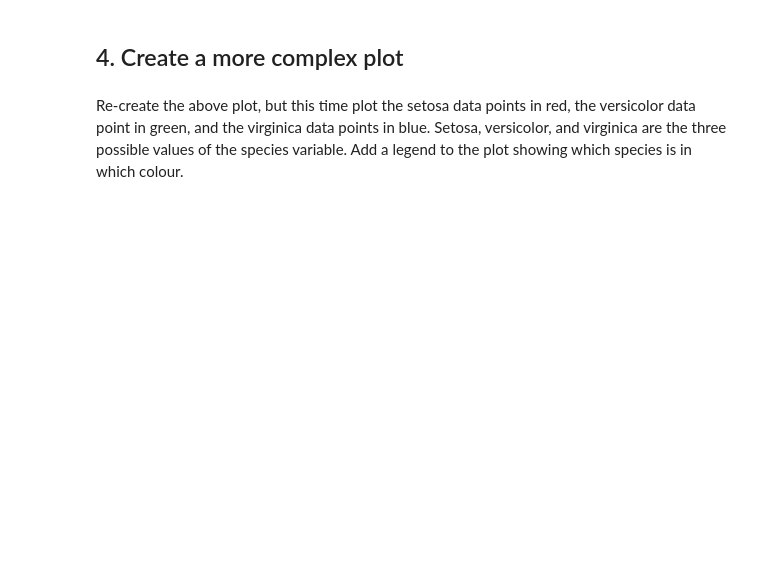
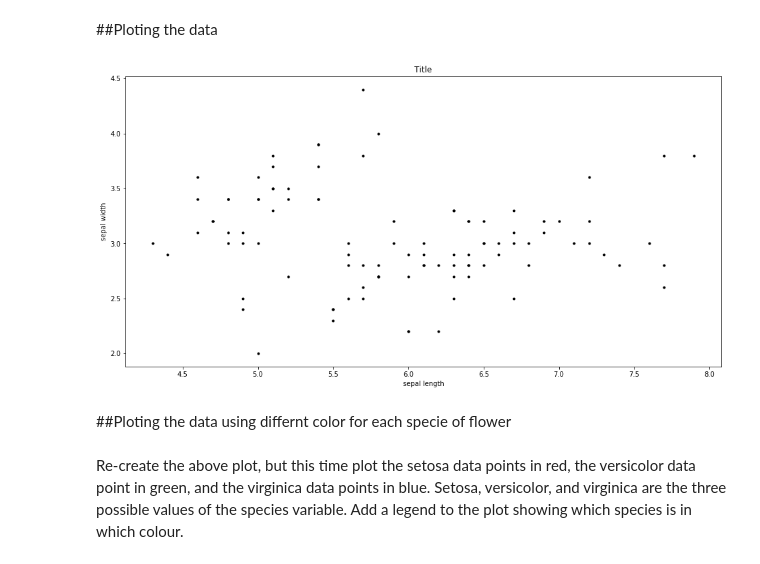
Before and after one commit to PedroHOMota/JupyterNotebook, a Jupyter notebook: Main.ipynb, the cells around one changed output. Saved outputs shown, nothing was run; the diff lists cells and outputs as text; code cells hidden in the pictures; blank space fills up the shorter version.

```diff
--- a/Main.ipynb
+++ b/Main.ipynb
@@ -10,29 +20,36 @@ Re
+# %% [markdown]
+##Ploting the data
 # %%
 pl.rcParams['figure.figsize'] = (16.0, 8.0)
 
-x=[]#sepal length
-y=[]#sepal width
+sepalLength=[]
+sepalWidth =[]
 petalLength=[]
 petalWidth=[]
 species=[]
 
-
 with open("IRIS.csv","r") as dat:
     csvF = csv.reader(dat)
-    for line in dat:
+    for line in csvF:
         a=line[0].split(';')
-        x.append(float(a[1]))
-        y.append(float(a[2]))
+        sepalLength.append(float(a[0]))
+        sepalWidth.append(float(a[1]))
+        petalLength.append(float(a[2]))
+        petalWidth.append(float(a[3]))
+        species.append(a[4])
 
 
 
-pl.plot(x,y,'k.')
+pl.plot(sepalLength,sepalWidth,'k.')
 pl.xlabel("sepal length")
 pl.ylabel("sepal width")
-pl.legend(loc='best')
+pl.title("Title")
+pl.legend()
 pl.show()
+# %% [output]
+[figure, added]
-# %% [markdown]
-## 4. Create a more complex plot
+# %% [markdown]
+##Ploting the data using differnt color for each specie of flower
 # %% [markdown]
 Re-create the above plot, but this time plot the setosa data points in red, the versicolor data point in green, and the virginica data points in blue. Setosa, versicolor, and virginica are the three possible values of the species variable. Add a legend to the plot showing which species is in which colour.
 # %%
```
Also changed, not shown: parts of 17 cells of this notebook.
